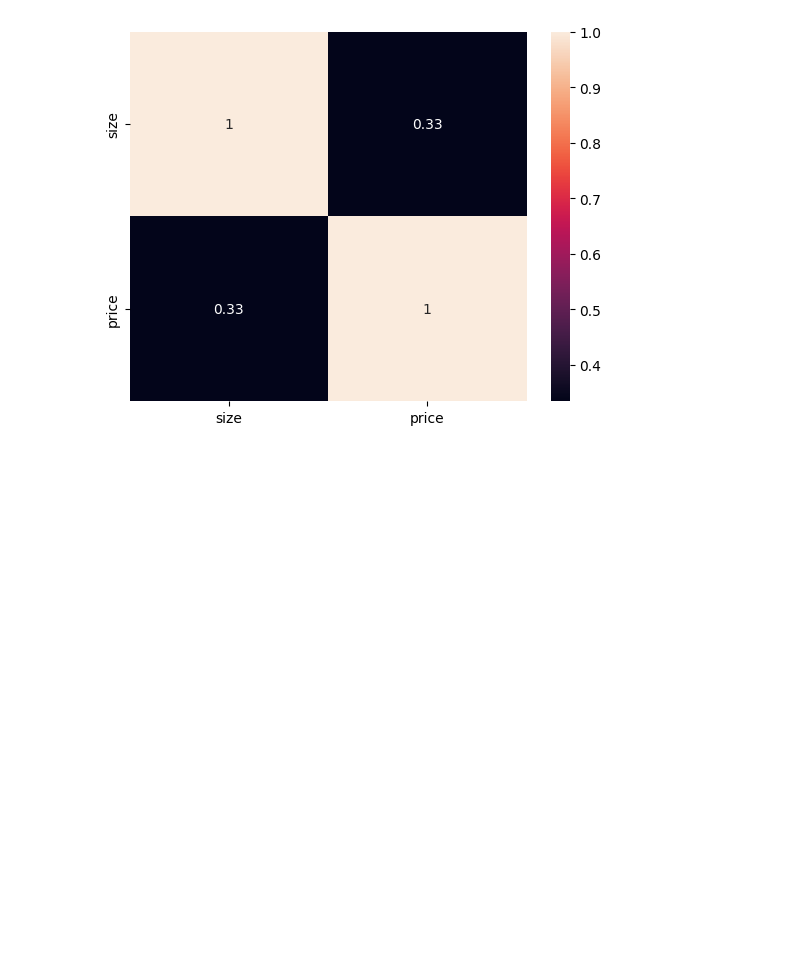
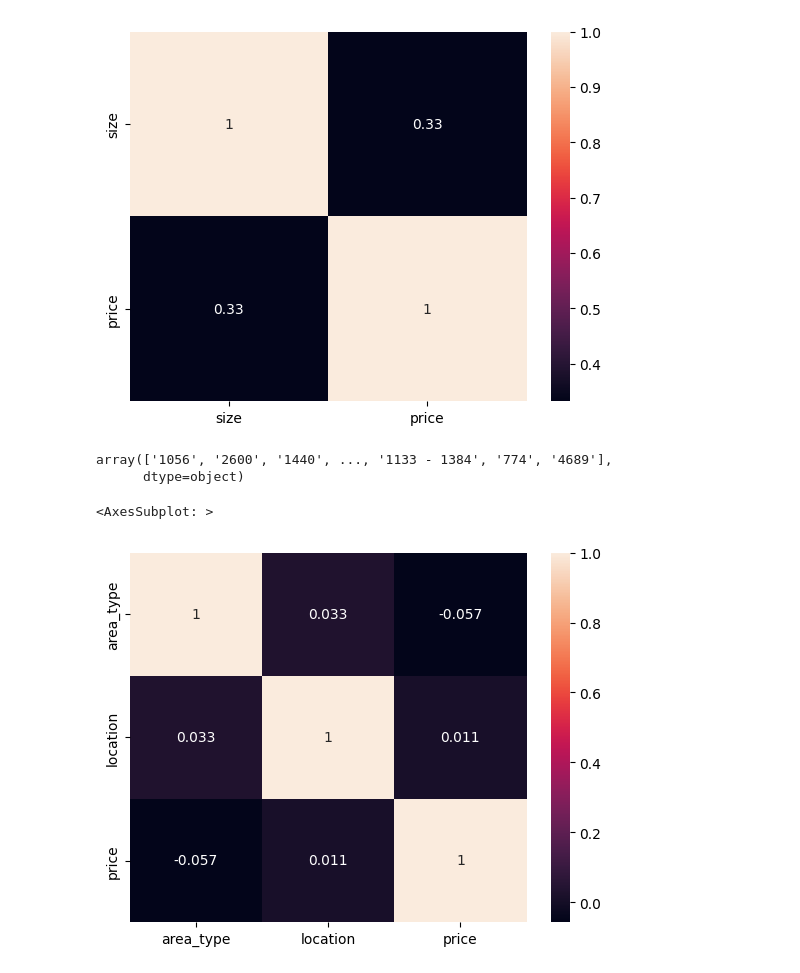
Before and after one commit to rohinish404/ml-projects, a Jupyter notebook: house-prices/House-prices.ipynb, the cells around one changed output. Cells and saved outputs as stored; diff of their text form; code cells hidden in the pictures; blank space fills up the shorter version.

Commit message:
house prices continued(more data cleaning)

```diff
--- a/house-prices/House-prices.ipynb
+++ b/house-prices/House-prices.ipynb
@@ -169,9 +169,22 @@ sns.heatmap(df[f2].corr(),annot=True)
 <AxesSubplot: >
 [figure]
 # %%
-df_new['size'] = label.fit_transform(df_new['size'])
+df['size'] = label.fit_transform(df['size'])
 f=['size','price']
 sns.heatmap(df[f].corr(),annot=True)
 # %% [output]
 <AxesSubplot: >
 [figure]
+# %%
+df['total_sqft'].unique()
+# %% [output]
+array(['1056', '2600', '1440', ..., '1133 - 1384', '774', '4689'],
+      dtype=object)
+# %%
+df['area_type'] = label.fit_transform(df['area_type'])
+df['location'] = label.fit_transform(df['location'])
+f=['area_type','location','price']
+sns.heatmap(df[f].corr(),annot=True)
+# %% [output]
+<AxesSubplot: >
+[figure, added]
```
Also changed, not shown: parts of 11 cells of this notebook.
